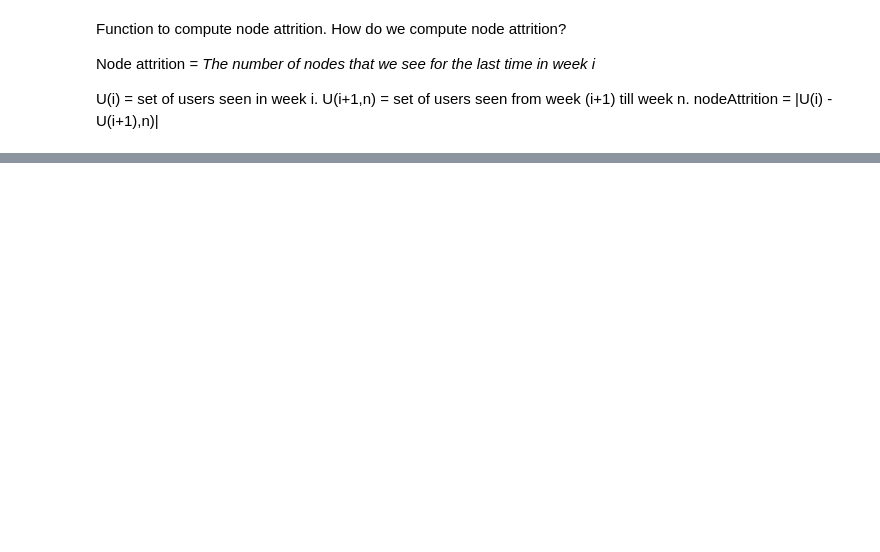
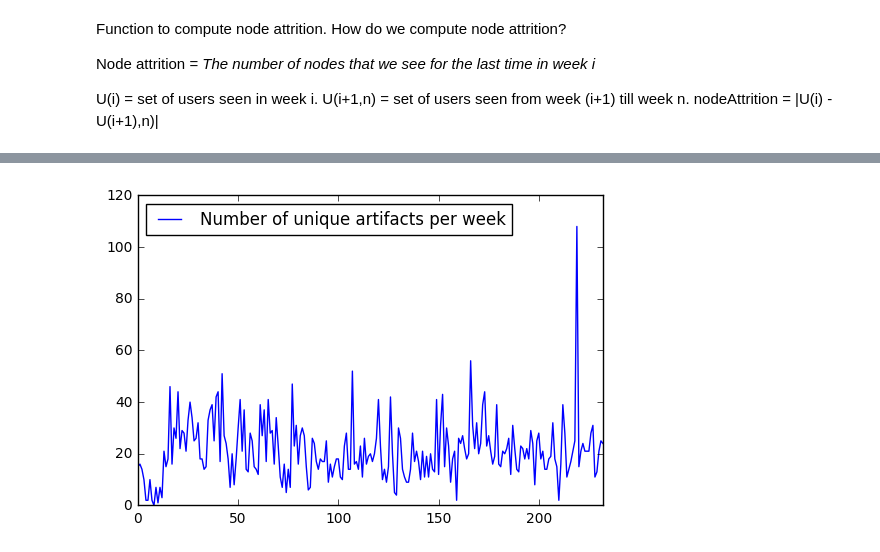
Before and after one commit to totucuong/wikidata, a Jupyter notebook: python/Node Addition and Attrition plot.ipynb, the cells around one changed output, grey strips where cells are left out. Cells and saved outputs as stored; diff of their text form; code cells hidden in the pictures; blank space fills up the shorter version.

```diff
--- a/python/Node Addition and Attrition plot.ipynb
+++ b/python/Node Addition and Attrition plot.ipynb
@@ -113,0 +208,15 @@ Does it means we are loosing people as fast as we getting people.
+# %%
+artifacts = getAllSetOfArtifacts('/Users/totucuong-standard/Projects/wikisocial/data/wtp-networksv2/wtpnetwork_timestamp.csv_', numberOfWeeks=233)
+nArtPerWeek = []
+for i in range(0, len(artifacts)):
+    nArtPerWeek.append(len(artifacts[i]))
+
+# artifactData = {}
+# artifactData['#artifacts'] = nArtPerWeek
+import pandas as pd
+import numpy as np
+df = pd.DataFrame(data=nArtPerWeek, columns=['Number of unique artifacts per week'])
+df.plot()
+plt.show()
+# %% [output]
+[figure, added]
```
Also changed, not shown: parts of 15 cells of this notebook.
